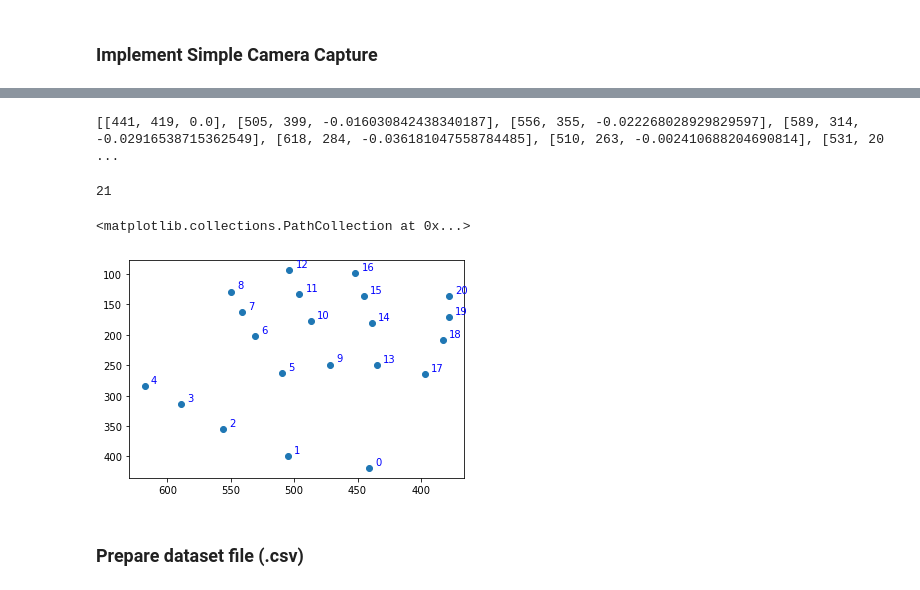
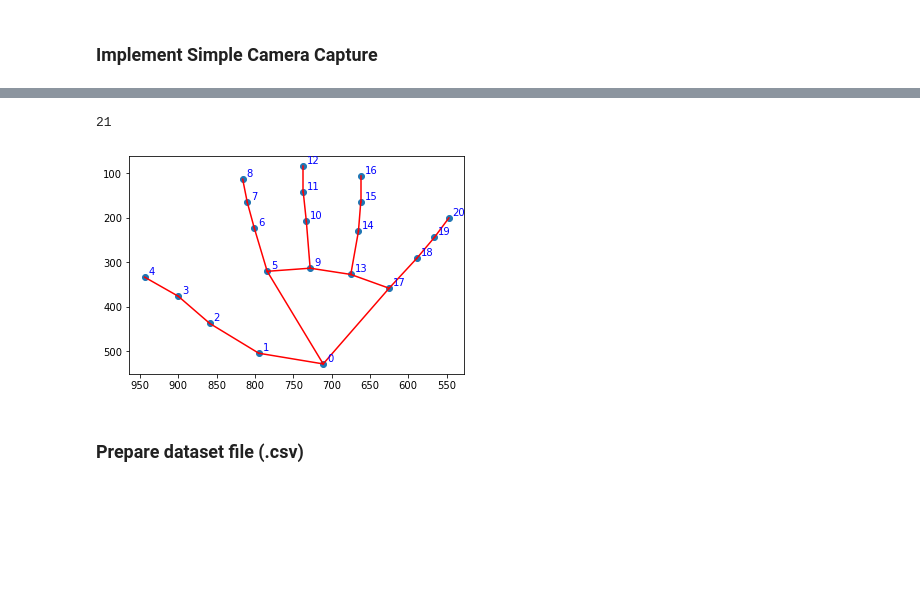
Before and after one commit to JanSzewczyk/hands-control-system, a Jupyter notebook: hands-gesture-classifier.ipynb, the cells around one changed output, grey strips where cells are left out. Cells and saved outputs as stored; diff of their text form; code cells hidden in the pictures; blank space fills up the shorter version.

Commit message:
Add images

```diff
--- a/hands-gesture-classifier.ipynb
+++ b/hands-gesture-classifier.ipynb
@@ -53,3 +60,5 @@ sklearn.__version__
 ### Constants variables
 # %%
 COORDS_FILE_NAME = 'hand_gesture_coords.csv'
+DATA_DIRECTORY = os.path.join('data')
+print(os.name)
@@ -85,0 +133,18 @@ cv2.destroyAllWindows()
+# %%
+file_name = '92cc76f1-29ea-11ec-a40d-0897987f9062.jpg'
+
+detector = hd.HandDetector(max_num_hands=2)
+
+img = cv2.imread(os.path.join(DATA_DIRECTORY, file_name))
+
+all_hands, img = detector.find_hands(img)
+if all_hands:
+    hand = all_hands[0]
+    hand_landmarks_list = hand.landmarks
+
+# Show image
+plt.figure(figsize=(16,12))
+
+img = cv2.cvtColor(img, cv2.COLOR_RGB2BGR)
+imgplot = plt.imshow(img)
+plt.show()
@@ -86,29 +153,39 @@ cv2.destroyAllWindows()
 # %%
 number_coords = len(hand_landmarks_list)
-print(hand_landmarks_list)
+
 number_coords
 # %% [output]
-[[441, 419, 0.0], [505, 399, -0.016030842438340187], [556, 355, -0.022268028929829597], [589, 314, -0.02916538715362549], [618, 284, -0.036181047558784485], [510, 263, -0.002410688204690814], [531, 20 ...
+21
-21
 # %%
+landmarks_connections = [
+    (0, 1), (1, 2), (2, 3), (3, 4), (0, 5), (5, 6), (6, 7), (7, 8),
+    (5, 9), (9, 10), (10, 11), (11, 12), (9, 13), (13, 14), (14, 15),
+    (15, 16), (13,17), (17, 18), (18, 19), (19, 20), (0, 17)
+]
+
 x = []
 y = []
+
+
 
 for landmark in hand_landmarks_list:
     x.append(landmark[0])
     y.append(landmark[1])
 
-for index, coord in enumerate(zip(x, y)):
-    plt.text(coord[0] - 5, coord[1] - 5, index, color='blue')
-
 
 plt.gca().invert_yaxis()
 plt.gca().invert_xaxis()
 
+for p_1, p_2 in landmarks_connections:
+    plt.plot([x[p_1], x[p_2]], [y[p_1], y[p_2]], 'r')
+
 plt.scatter(x, y)
+for index, coord in enumerate(zip(x, y)):
+    plt.text(coord[0] - 5, coord[1] - 5, index, color='blue')
+
+plt.show()
 # %% [output]
-<matplotlib.collections.PathCollection at 0x...>
-[figure, old version]
+[figure, new version]
 # %% [markdown]
 ### Prepare dataset file (.csv)
 # %%
```
Also changed, not shown: parts of 11 cells of this notebook, 3 other files.
